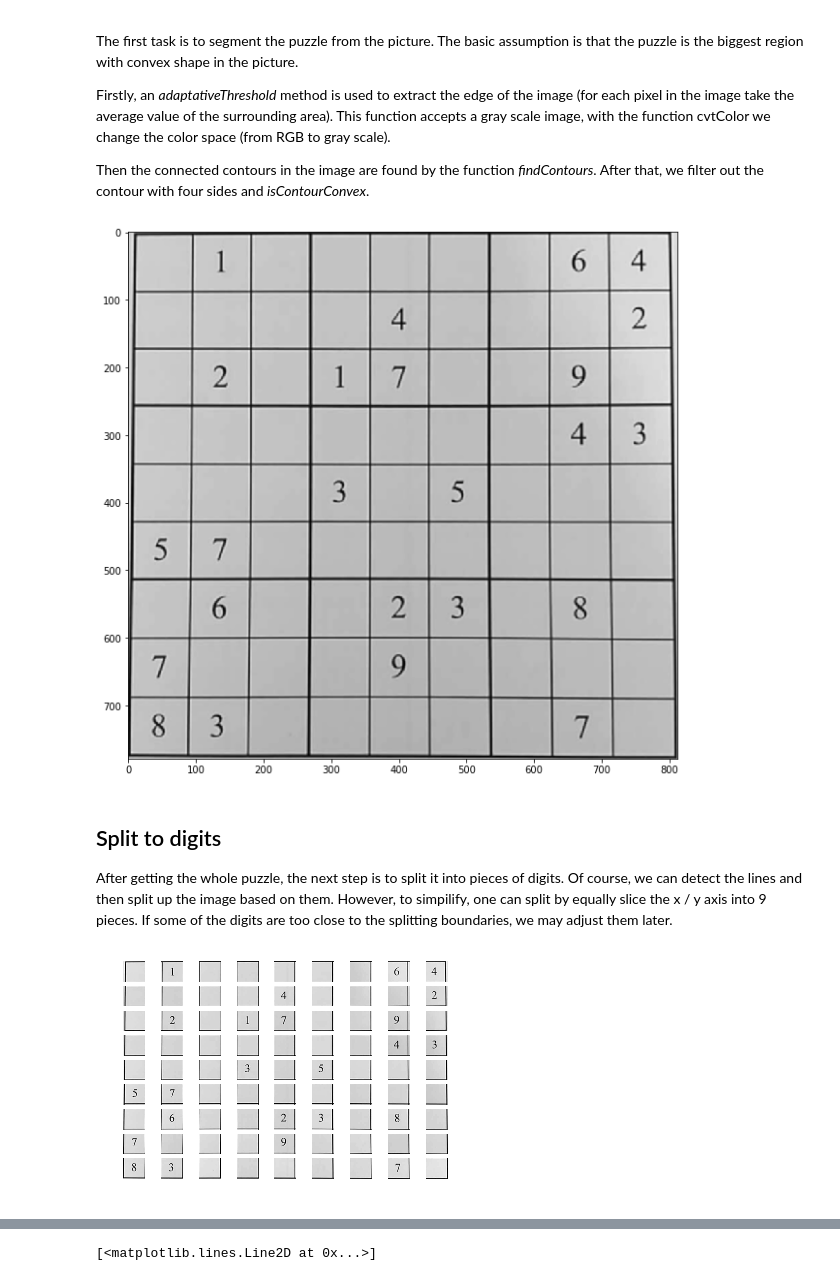
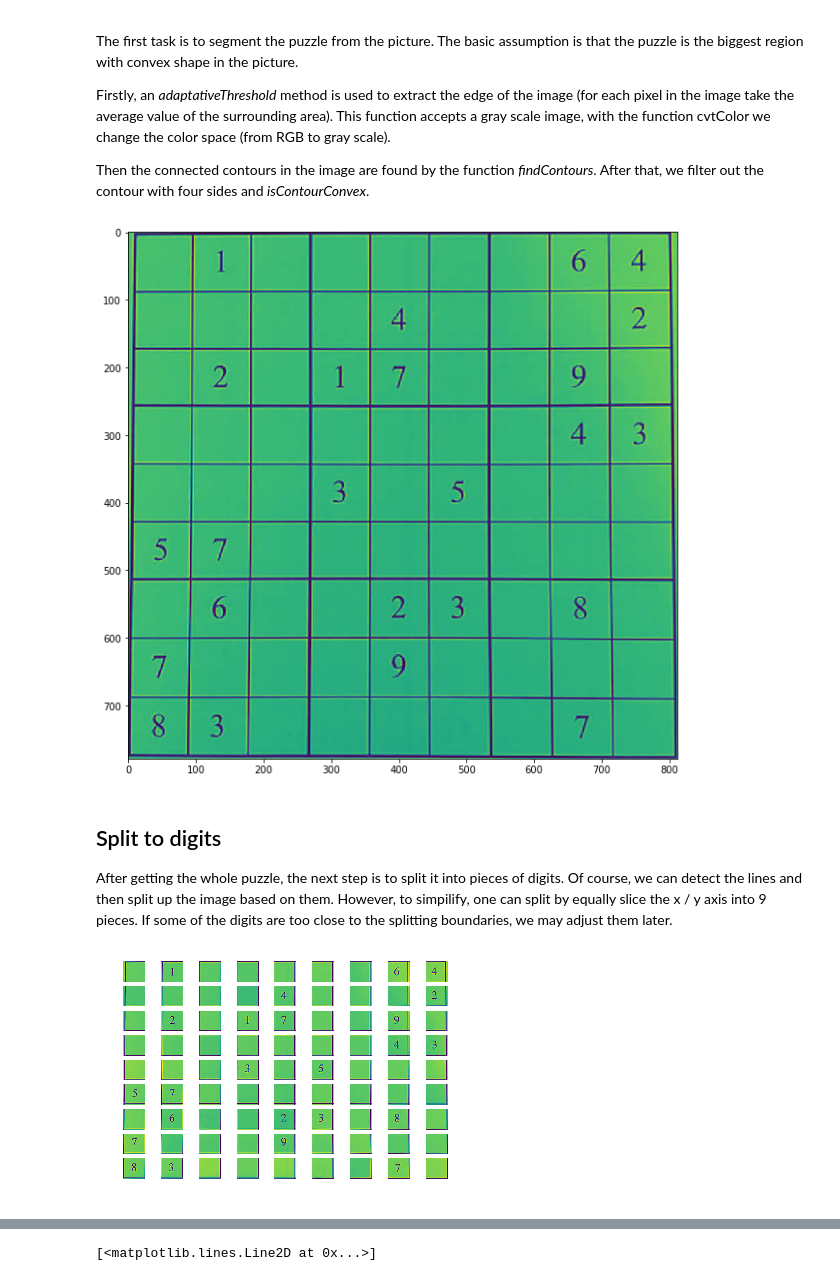
Before and after one commit to mydmdm/sudoku, a Jupyter notebook: notebook/ipwebcam.ipynb, the cells around one changed output, grey strips where cells are left out. Saved outputs shown, nothing was run; the diff lists cells and outputs as text; code cells hidden in the pictures.

```diff
--- a/notebook/ipwebcam.ipynb
+++ b/notebook/ipwebcam.ipynb
@@ -30,12 +30,10 @@ url='http://211.192.192.98:8080/shot.jpg'
 
 # here is the example picture
 img = cv2.imread('example.jpg')
-# BGR format to gray
-img_gray = cv2.cvtColor(img, cv2.COLOR_BGR2GRAY)
 
 figsize = (15,10)
 plt.figure(figsize=figsize)
-_ = plt.imshow(img_gray)
+_ = plt.imshow(img)
 # %% [output]
 [figure]
 # %% [markdown]
@@ -48,43 +46,57 @@ Then the connected contours in the image are found by the function *findContours
 # %%
 def getApproximateConvexArea(contour):
     appx = cv2.approxPolyDP(contour, 4, True)
     if len(appx)!=4 or not cv2.isContourConvex(appx):
         return 0
     return cv2.contourArea(appx)
 
-def getContourImage(img, contour):
+def getContourImage(img, contour, target=None):
     x,y,w,h = cv2.boundingRect(contour)
-    crop = img[y:y+h,x:x+w]
-    return crop
+    if target == None:
+        w1, h1 = w, h
+    elif w <= target[1] and h <= target[0]:
+        w1, h1 = target[1], target[0]
+    elif h/w <= target[1]/target[0]:
+        w1, h1 = w, int(target[1]*w/target[0])
+    else:
+        w1, h1 = int(h*target[0]/target[1]), h
+    x1, y1 = x + (w - w1)//2, y + (h - h1)//2
+    rst = img[y1:y1+h1, x1:x1+w1]
+    if w != w1 or h != h1:
+        rst = cv2.resize(rst, target)
+    return rst, [x1,y1,w1,h1]
 
 def getBiggestConvexContour(img):
     _, contours, hierarchy = cv2.findContours(img,cv2.RETR_TREE,cv2.CHAIN_APPROX_SIMPLE)
     area = [getApproximateConvexArea(c) for c in contours]
     k = np.argmax(np.array(area))
     return contours[k]
 
-def segmentPuzzle(img_gray):
+def segmentPuzzle(img):
     # smooth the picture (low-pass filtered)
-    img_gray = cv2.blur(img_gray, (3,3))
+    img_gray = cv2.blur(img, (3,3))
 
     # get the biggest convex contour and crop it out
-    thr = cv2.adaptiveThreshold(img_gray,255,1,1,15,15)
+    thr = cv2.adaptiveThreshold(img,255,1,1,15,15)
     contour = getBiggestConvexContour(thr)
-    return getContourImage(img_gray, contour)
+    img_puzzle, pos_puzzle = getContourImage(img, contour)
+    return img_puzzle, pos_puzzle
 
-img_puzzle = segmentPuzzle(img_gray)
+# BGR format to gray
+img_gray = cv2.cvtColor(img, cv2.COLOR_BGR2GRAY)
+img_puzzle, pos_puzzle = segmentPuzzle(img_gray)
 plt.figure(figsize=figsize)
 _ = plt.imshow(img_puzzle)
 # %% [output]
-[figure, old version]
+[figure, new version]
 # %% [markdown]
 ## Split to digits
 After getting the whole puzzle, the next step is to split it into pieces of digits. Of course, we can detect the lines and then split up the image based on them. However, to simpilify, one can split by equally slice the x / y axis into 9 pieces. If some of the digits are too close to the splitting boundaries, we may adjust them later.
 # %%
 def getDigitImages(img):
-    x = [int(k*img.shape[0]/9) for k in range(10)]
-    y = [int(k*img.shape[1]/9) for k in range(10)]
-    out = [[img[x[i]:x[i+1],y[j]:y[j+1]] for j in range(9)] for i in range(9)]
+    y = [int(k*img.shape[0]/9) for k in range(10)]
+    x = [int(k*img.shape[1]/9) for k in range(10)]
+    out = [[img[y[i]:y[i+1],x[j]:x[j+1]] for j in range(9)] for i in range(9)]
     return out
 
 img_digits = getDigitImages(img_puzzle)
@@ -95,6 +107,6 @@ for i in list(range(9)):
         plt.imshow(img_digits[i][j])
         plt.axis('off')
 # %% [output]
-[figure, old version]
+[figure, new version]
 # %% [markdown]
 ## Recognize digits
```
Also changed, not shown: parts of 7 cells of this notebook.
